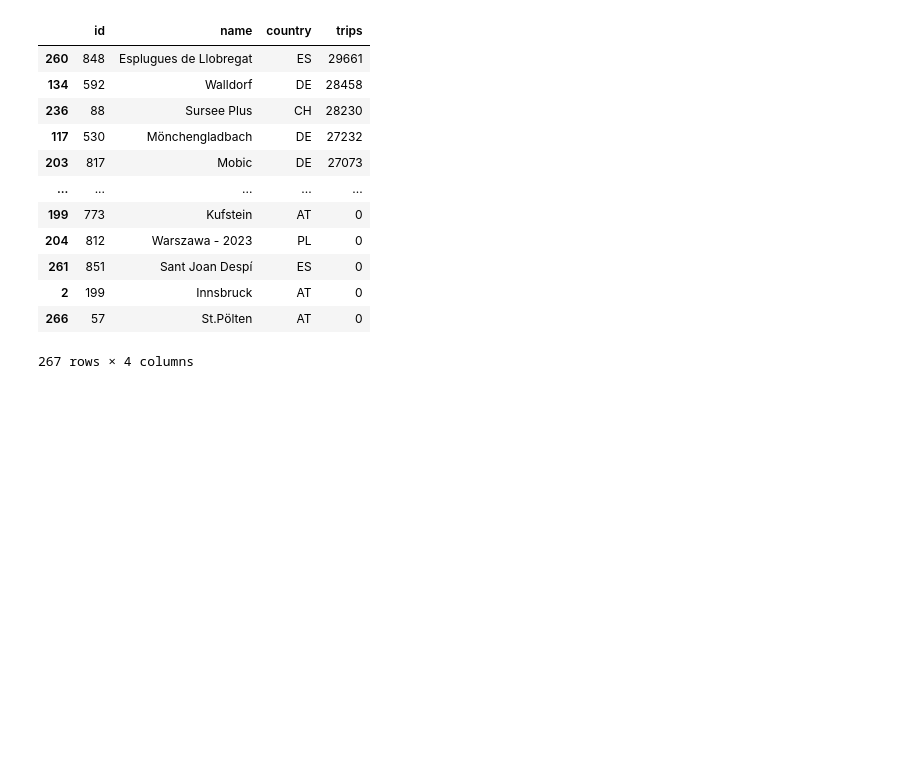
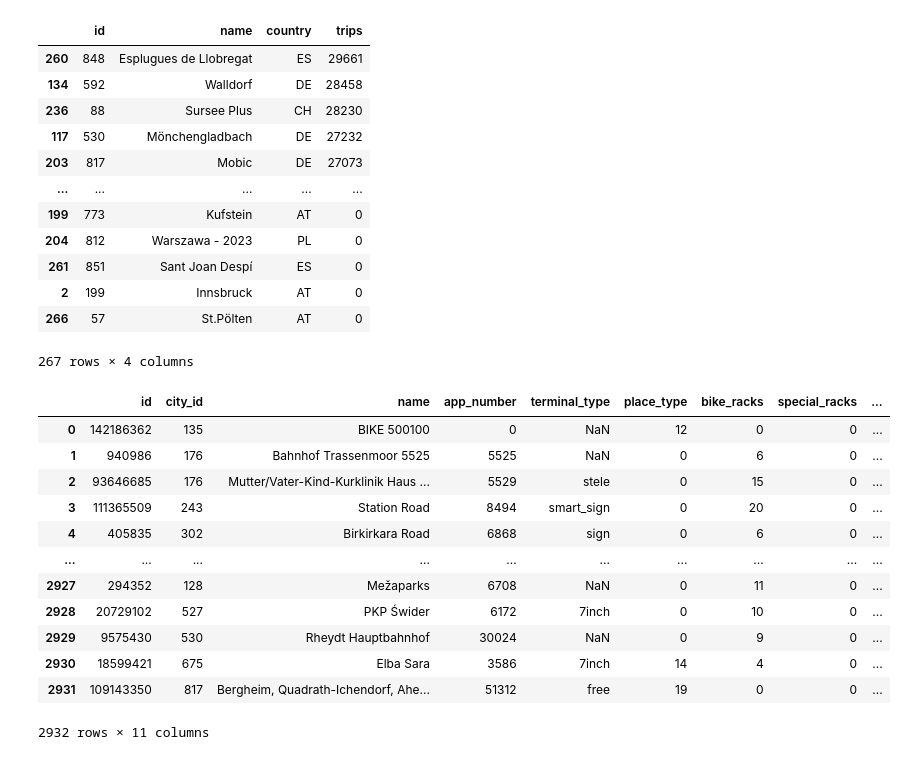
Before and after one commit to Wolf-IV/FML_Challenge_IMT_Forked, a Jupyter notebook: jayesh/Scratchpad.ipynb, the cells around one changed output. Cells and saved outputs as stored; diff of their text form; code cells hidden in the pictures; blank space fills up the shorter version.

```diff
--- a/jayesh/Scratchpad.ipynb
+++ b/jayesh/Scratchpad.ipynb
@@ -566,3 +566,19 @@ city_trips
 | 2 | 199 | Innsbruck | AT | 0 |
 | 266 | 57 | St.Pölten | AT | 0 |
 267 rows × 4 columns
+# %%
+stations
+# %% [output]
+|  | id | city_id | name | app_number | terminal_type | place_type | bike_racks | special_racks | ... |
+| 0 | 142186362 | 135 | BIKE 500100 | 0 | NaN | 12 | 0 | 0 | ... |
+| 1 | 940986 | 176 | Bahnhof Trassenmoor 5525 | 5525 | NaN | 0 | 6 | 0 | ... |
+| 2 | 93646685 | 176 | Mutter/Vater-Kind-Kurklinik Haus ... | 5529 | stele | 0 | 15 | 0 | ... |
+| 3 | 111365509 | 243 | Station Road | 8494 | smart_sign | 0 | 20 | 0 | ... |
+| 4 | 405835 | 302 | Birkirkara Road | 6868 | sign | 0 | 6 | 0 | ... |
+| ... | ... | ... | ... | ... | ... | ... | ... | ... | ... |
+| 2927 | 294352 | 128 | Mežaparks | 6708 | NaN | 0 | 11 | 0 | ... |
+| 2928 | 20729102 | 527 | PKP Świder | 6172 | 7inch | 0 | 10 | 0 | ... |
+| 2929 | 9575430 | 530 | Rheydt Hauptbahnhof | 30024 | NaN | 0 | 9 | 0 | ... |
+| 2930 | 18599421 | 675 | Elba Sara | 3586 | 7inch | 14 | 4 | 0 | ... |
+| 2931 | 109143350 | 817 | Bergheim, Quadrath-Ichendorf, Ahe... | 51312 | free | 19 | 0 | 0 | ... |
+2932 rows × 11 columns
```
Also changed, not shown: parts of 1 cell of this notebook.
